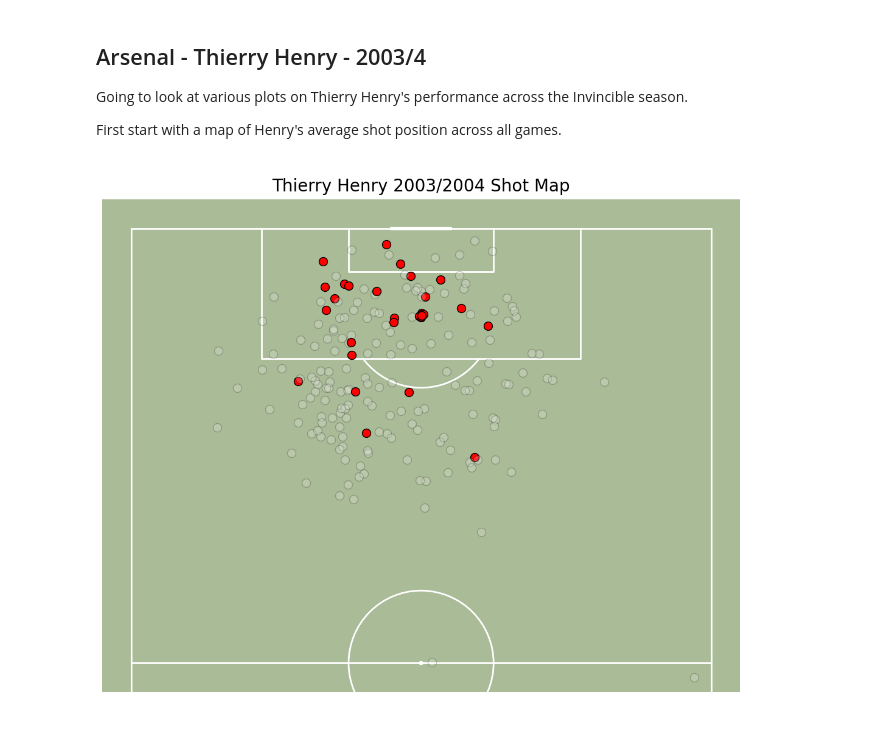
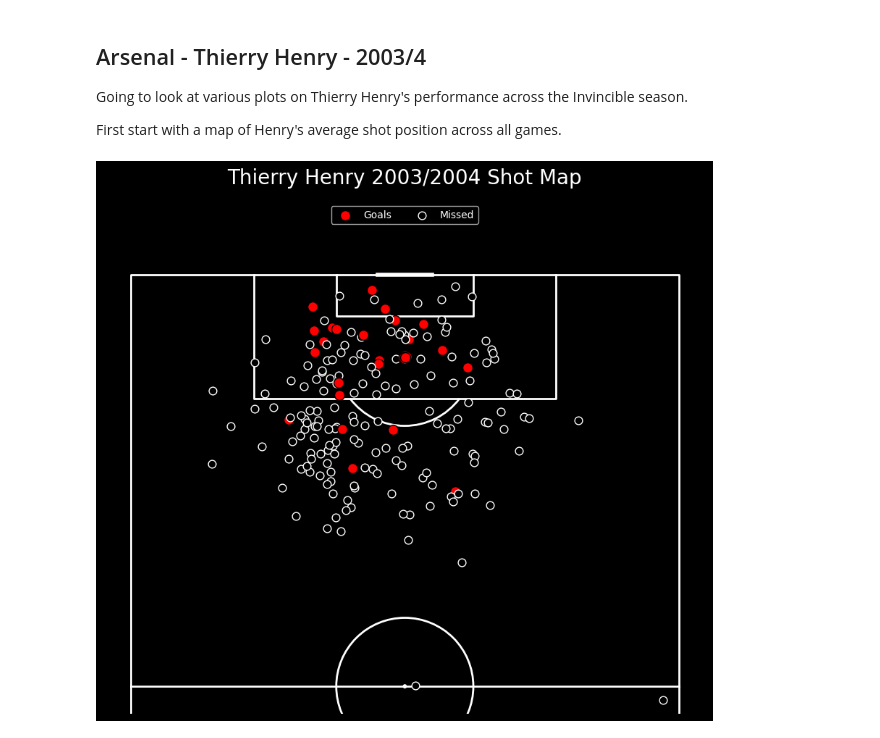
Before and after one commit to jamesdidathing/football_analysis, a Jupyter notebook: projects/henry_analysis.ipynb, the cells around one changed output. Saved outputs shown, nothing was run; the diff lists cells and outputs as text; code cells hidden in the pictures.

Commit message:
cleaner shot map

```diff
--- a/projects/henry_analysis.ipynb
+++ b/projects/henry_analysis.ipynb
@@ -32,32 +32,34 @@ for idx in match_ids:
     for period in [1,2]:
         mask_shot = (df.player_name == player) & (df.type_name == "Shot") & (df.period == period)
         # again keep only columns we want, this case only when the shot was taken
-        shots = df.loc[mask_shot, ["x", "y", "outcome_name"]]
+        shots = df.loc[mask_shot, ["x", "y", "outcome_name", "shot_statsbomb_xg"]]
         #concatenate dataframe with a previous one to keep danger passes from the whole tournament
         henry_shots = pd.concat([henry_shots, shots], ignore_index = True)
 # %%
 from mplsoccer import Pitch, VerticalPitch
 
-pitch = VerticalPitch(pitch_color='#aabb97', line_color='white', half = True)
-fig, ax = pitch.grid(grid_height=0.9, title_height=0.06, axis=False,
-                    endnote_height=0.04, title_space=0, endnote_space=0)
+pitch = VerticalPitch(pitch_color='black', line_color='white', half = True)
+fig, ax = pitch.grid(axis=False, endnote_height=0, title_height=0)
 
 # Loop through each shot and plot them:
 for i,shot in henry_shots.iterrows():
     x_coord = shot['x']
     y_coord = shot['y']
     goal = shot['outcome_name'] == 'Goal'
 
     if goal:
         # set circle size
         circSize = 0.5
-        pitch.scatter(x_coord, y_coord, alpha = 1, s = 100, color = "red", ax=ax['pitch'], edgecolors="black")
+        goal_circ = pitch.scatter(x_coord, y_coord, alpha = 1, s = 100, color = "red", ax=ax, edgecolors="black")
 
     else:
         circSize = 0.1
-        pitch.scatter(x_coord, y_coord, alpha = 0.2, s = 100, color = "white", ax=ax['pitch'], edgecolors="black")
+        miss_circ = pitch.scatter(x_coord, y_coord, alpha = 1, s = 60, color = "black", ax=ax, edgecolors="white")
 
-fig.suptitle("Thierry Henry 2003/2004 Shot Map", fontsize = 20)
+# Create a legend outside the figure
+legend = plt.legend([goal_circ, miss_circ], ['Goals', 'Missed'], bbox_to_anchor=(0.63, 1.1), ncols=2)
+
+fig.suptitle("Thierry Henry 2003/2004 Shot Map", fontsize=20)
 plt.show()
 # %% [output]
-[figure, old version]
+[figure, new version]
```
Also changed, not shown: parts of 2 cells of this notebook.
